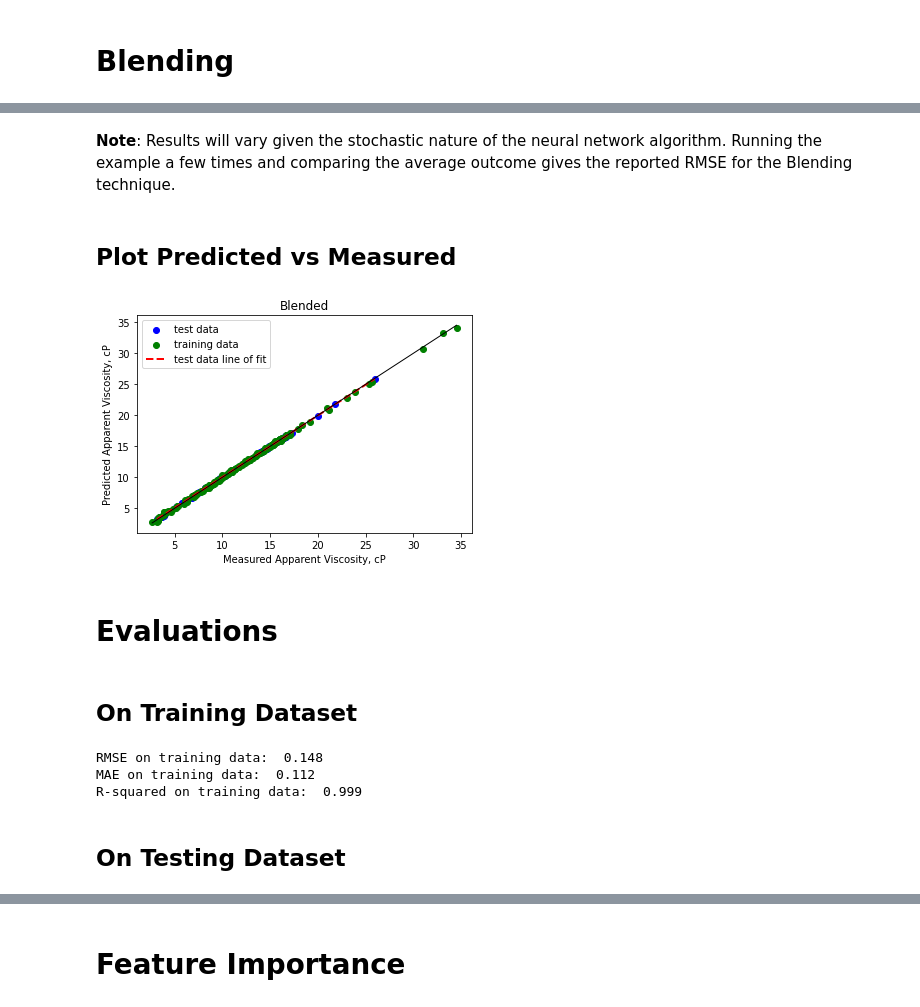
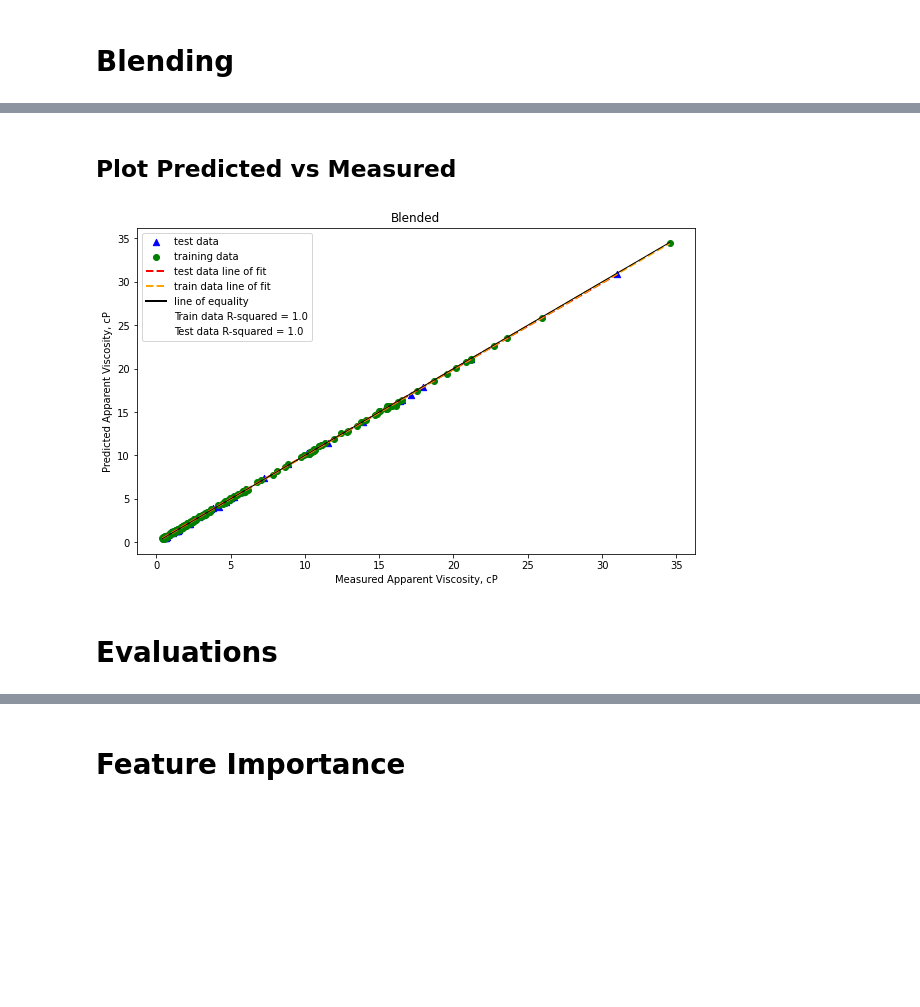
Before and after one commit to toluwee/How-thick-is-this-anyway-, a Jupyter notebook: Rheology_prediction_with_blending_ensemble.ipynb, the cells around one changed output, grey strips where cells are left out. Saved outputs shown, nothing was run; the diff lists cells and outputs as text; code cells hidden in the pictures; blank space fills up the shorter version.

Commit message:
Updated with new dataset

```diff
--- a/Rheology_prediction_with_blending_ensemble.ipynb
+++ b/Rheology_prediction_with_blending_ensemble.ipynb
@@ -127,0 +257,3 @@ model_KNN = KNeighborsRegressor(algorithm = 'auto', leaf_size = 98, n_neighbors
+# %%
+y_train= y_train.values.ravel()
+y_test = y_test.values.ravel()
@@ -127,0 +605,9 @@ model_KNN = KNeighborsRegressor(algorithm = 'auto', leaf_size = 98, n_neighbors
+# %%
+# Fit the model on the training set and time the execution
+fitted_MPR = model_MPR.fit(X_train_poly, y_train)
+
+#predict using training data
+MPR_pred_train = fitted_MPR.predict(X_train_poly)
+
+#predict using test data
+MPR_pred = fitted_MPR.predict(X_test_poly)
@@ -127,0 +683,6 @@ model_KNN = KNeighborsRegressor(algorithm = 'auto', leaf_size = 98, n_neighbors
+# %%
+# Define model
+model_CART =rnd_search.best_estimator_
+
+# evaluate model
+evaluate_model(model_CART,X_train, y_train, scoring,cv)
@@ -127,0 +691,3 @@ model_KNN = KNeighborsRegressor(algorithm = 'auto', leaf_size = 98, n_neighbors
+# %%
+# Fit the model on the training set
+fitted_CART = model_CART.fit(X_train, y_train)
@@ -238,58 +1014,40 @@ Epoch 14/300
-# %% [markdown]
-**Note**: Results will vary given the stochastic nature of the neural network algorithm. Running the example a few times and comparing the average outcome gives the reported RMSE for the Blending technique.
 # %% [markdown]
 ## Plot Predicted vs Measured
 # %%
-import matplotlib.pyplot as plt
-from matplotlib.lines import Line2D
-import numpy as np
-
 # Plot predicted vs Measured for Apparent Viscosity
 
 predicted = Blended_pred_train
 predicted2 = Blended_pred
 
-fig, ax = plt.subplots()
-ax.scatter(y_test, predicted2 , c='blue', label ='test data ')
+fig, ax = plt.subplots(figsize=(10,6))
+ax.scatter(y_test, predicted2 , c='blue', marker = "^", s = 40, label ='test data ')
 ax.scatter(y_train, predicted, c= 'green', label ='training data')
-ax.plot(np.unique(y_test), np.poly1d(np.polyfit(y_test, predicted2, 1))(np.unique(y_test)),color='red', linestyle='dashed', lw=2)
+ax.plot(np.unique(y_test), np.poly1d(np.polyfit(y_test, predicted2, 1).flatten())(np.unique(y_test)),color='red', linestyle='dashed', lw=2)
+ax.plot(np.unique(y_train), np.poly1d(np.polyfit(y_train, predicted, 1).flatten())(np.unique(y_train)),color='orange', linestyle='dashed', lw=2)
 ax.plot([y_train.min(), y_train.max()], [y_train.min(), y_train.max()], color='black', linestyle='-', lw=1)
 
 ax.set_title ('Blended')
 ax.set_xlabel('Measured Apparent Viscosity, cP')
 ax.set_ylabel('Predicted Apparent Viscosity, cP')
 
+
+r2_train = f'Train data R-squared = {round(r2_score(y_train, predicted), 3 )}'
+r2_test = f'Test data R-squared = {round(r2_score(y_test, predicted2), 3 )}'
+
 # Extend the legend to include the line of fit
 handles, labels = plt.gca().get_legend_handles_labels()
-# patch = mpatches.Patch(color='grey', label='manual patch')
+
 line = Line2D([0], [0], label='test data line of fit', color='red', linestyle='dashed', lw=2)
-# handles.extend([patch, line])
-handles.extend([line])
+line2 = Line2D([0], [0], label='train data line of fit', color='orange', linestyle='dashed', lw=2)
+line3 = Line2D([0], [0], label='line of equality', color='black', linestyle='solid', lw=2)
+text1 = mpatches.Patch(color='none', label=r2_train)
+text2 = mpatches.Patch(color='none', label=r2_test)
+handles.extend([line, line2,line3,text1, text2])
 
 plt.legend(handles=handles)
 
 plt.show()
 # %% [output]
-[figure, old version]
+[figure, new version]
 # %% [markdown]
 # Evaluations
-# %% [markdown]
-## On Training Dataset
-# %%
-from sklearn.metrics import mean_squared_error
-from sklearn.metrics import mean_absolute_error
-from sklearn.metrics import r2_score
-
-rmse = round(np.abs(mean_squared_error(y_train, Blended_pred_train, squared=False)), 3 )
-mae = round(np.abs(mean_absolute_error(y_train, Blended_pred_train)), 3 )
-r_squared = round(r2_score(y_train, Blended_pred_train), 3 )
-
-print("RMSE on training data: ", rmse)
-print("MAE on training data: ", mae)
-print("R-squared on training data: ", r_squared)
-# %% [output]
-RMSE on training data:  0.148
-MAE on training data:  0.112
-R-squared on training data:  0.999
-# %% [markdown]
-## On Testing Dataset
```
Also changed, not shown: parts of 116 cells of this notebook.
